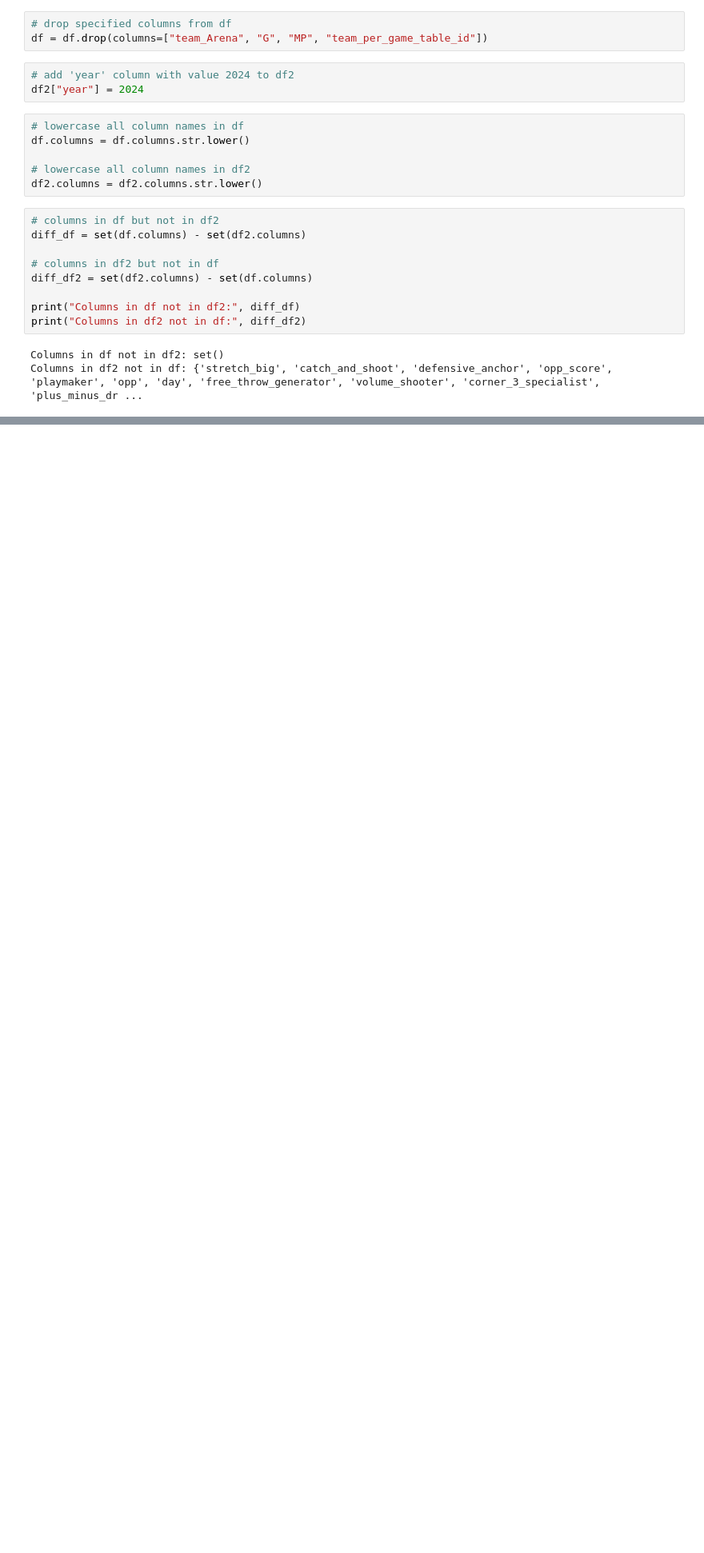
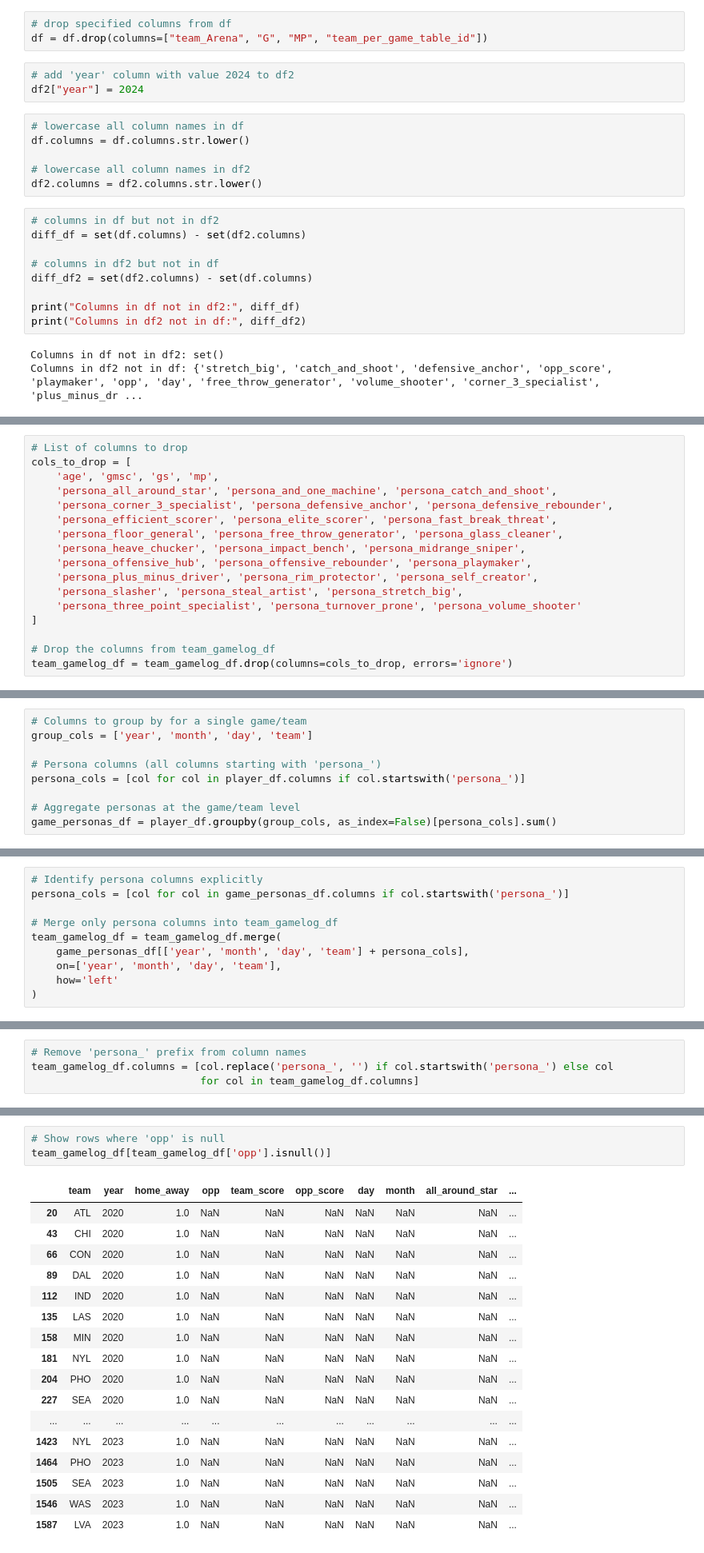
Before and after one commit to colterwood/LHL-final-final-project, a Jupyter notebook: notebooks/13_team_data_scraping.ipynb, the cells around one changed output, grey strips where cells are left out. Shown at 80% size. Drawn from its saved outputs; the diff is of its cells as text; blank space fills up the shorter version.

```diff
--- a/notebooks/13_team_data_scraping.ipynb
+++ b/notebooks/13_team_data_scraping.ipynb
@@ -1648,0 +2281,17 @@ KeyboardInterrupt:
+# %%
+# List of columns to drop
+cols_to_drop = [
+    'age', 'gmsc', 'gs', 'mp',
+    'persona_all_around_star', 'persona_and_one_machine', 'persona_catch_and_shoot',
+    'persona_corner_3_specialist', 'persona_defensive_anchor', 'persona_defensive_rebounder',
+    'persona_efficient_scorer', 'persona_elite_scorer', 'persona_fast_break_threat',
+    'persona_floor_general', 'persona_free_throw_generator', 'persona_glass_cleaner',
+    'persona_heave_chucker', 'persona_impact_bench', 'persona_midrange_sniper',
+    'persona_offensive_hub', 'persona_offensive_rebounder', 'persona_playmaker',
+    'persona_plus_minus_driver', 'persona_rim_protector', 'persona_self_creator',
+    'persona_slasher', 'persona_steal_artist', 'persona_stretch_big',
+    'persona_three_point_specialist', 'persona_turnover_prone', 'persona_volume_shooter'
+]
+
+# Drop the columns from team_gamelog_df
+team_gamelog_df = team_gamelog_df.drop(columns=cols_to_drop, errors='ignore')
@@ -1648,0 +2325,9 @@ KeyboardInterrupt:
+# %%
+# Columns to group by for a single game/team
+group_cols = ['year', 'month', 'day', 'team']
+
+# Persona columns (all columns starting with 'persona_')
+persona_cols = [col for col in player_df.columns if col.startswith('persona_')]
+
+# Aggregate personas at the game/team level
+game_personas_df = player_df.groupby(group_cols, as_index=False)[persona_cols].sum()
@@ -1648,0 +2360,10 @@ KeyboardInterrupt:
+# %%
+# Identify persona columns explicitly
+persona_cols = [col for col in game_personas_df.columns if col.startswith('persona_')]
+
+# Merge only persona columns into team_gamelog_df
+team_gamelog_df = team_gamelog_df.merge(
+    game_personas_df[['year', 'month', 'day', 'team'] + persona_cols],
+    on=['year', 'month', 'day', 'team'],
+    how='left'
+)
@@ -1648,0 +2384,4 @@ KeyboardInterrupt:
+# %%
+# Remove 'persona_' prefix from column names
+team_gamelog_df.columns = [col.replace('persona_', '') if col.startswith('persona_') else col
+                           for col in team_gamelog_df.columns]
@@ -1648,0 +2409,21 @@ KeyboardInterrupt:
+# %%
+# Show rows where 'opp' is null
+team_gamelog_df[team_gamelog_df['opp'].isnull()]
+# %% [output]
+|  | team | year | home_away | opp | team_score | opp_score | day | month | all_around_star | ... |
+| 20 | ATL | 2020 | 1.0 | NaN | NaN | NaN | NaN | NaN | NaN | ... |
+| 43 | CHI | 2020 | 1.0 | NaN | NaN | NaN | NaN | NaN | NaN | ... |
+| 66 | CON | 2020 | 1.0 | NaN | NaN | NaN | NaN | NaN | NaN | ... |
+| 89 | DAL | 2020 | 1.0 | NaN | NaN | NaN | NaN | NaN | NaN | ... |
+| 112 | IND | 2020 | 1.0 | NaN | NaN | NaN | NaN | NaN | NaN | ... |
+| 135 | LAS | 2020 | 1.0 | NaN | NaN | NaN | NaN | NaN | NaN | ... |
+| 158 | MIN | 2020 | 1.0 | NaN | NaN | NaN | NaN | NaN | NaN | ... |
+| 181 | NYL | 2020 | 1.0 | NaN | NaN | NaN | NaN | NaN | NaN | ... |
+| 204 | PHO | 2020 | 1.0 | NaN | NaN | NaN | NaN | NaN | NaN | ... |
+| 227 | SEA | 2020 | 1.0 | NaN | NaN | NaN | NaN | NaN | NaN | ... |
+| ... | ... | ... | ... | ... | ... | ... | ... | ... | ... | ... |
+| 1423 | NYL | 2023 | 1.0 | NaN | NaN | NaN | NaN | NaN | NaN | ... |
+| 1464 | PHO | 2023 | 1.0 | NaN | NaN | NaN | NaN | NaN | NaN | ... |
+| 1505 | SEA | 2023 | 1.0 | NaN | NaN | NaN | NaN | NaN | NaN | ... |
+| 1546 | WAS | 2023 | 1.0 | NaN | NaN | NaN | NaN | NaN | NaN | ... |
+| 1587 | LVA | 2023 | 1.0 | NaN | NaN | NaN | NaN | NaN | NaN | ... |
```
Also changed, not shown: parts of 94 cells of this notebook.
